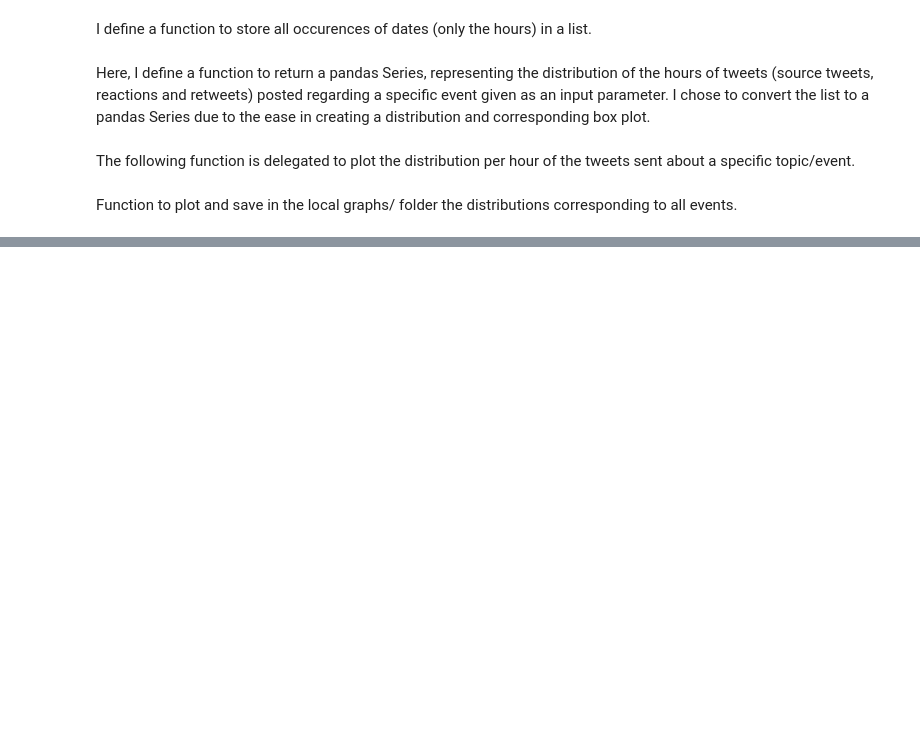
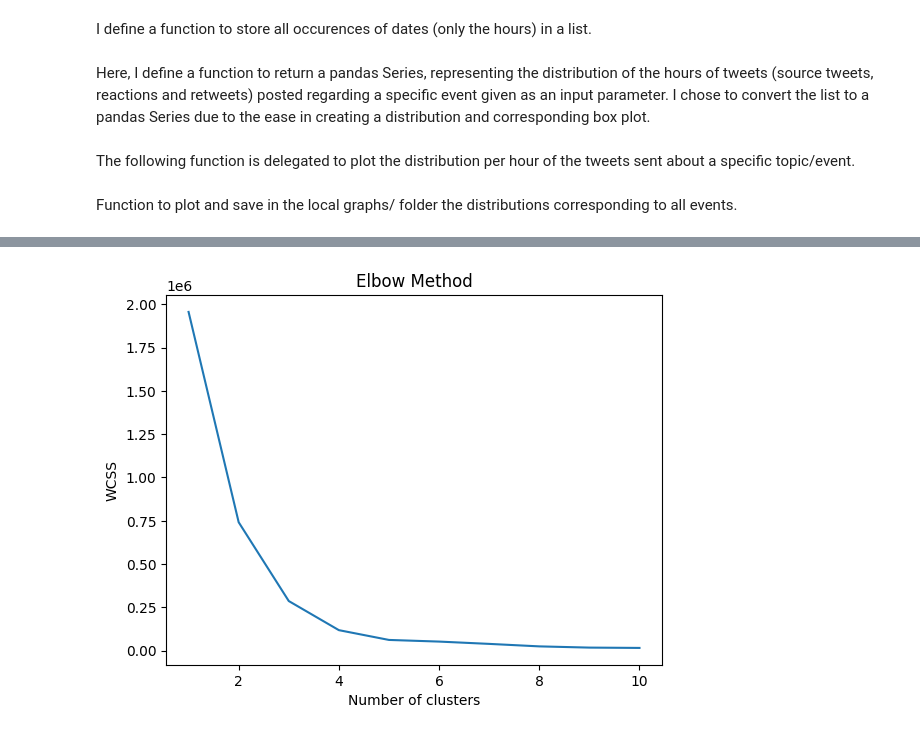
Before and after one commit to andreistoica12/research-internship, a Jupyter notebook: pheme.ipynb, the cells around one changed output, grey strips where cells are left out. Saved outputs shown, nothing was run; the diff lists cells and outputs as text; code cells hidden in the pictures; blank space fills up the shorter version.

Commit message:
added reaction times clustering and plot to story tweets

```diff
--- a/pheme.ipynb
+++ b/pheme.ipynb
@@ -156,0 +169,2 @@ plot_all_event_distributions(events_path)
+# %%
+story_path = '/home/andreistoica12/research-internship/data/PhemeDataset/threads/en/ebola-essien/521346721226711040'
@@ -156,0 +199,2 @@ plot_all_event_distributions(events_path)
+# %%
+deltas = deltas_in_minutes(story_path)
@@ -156,0 +221,20 @@ plot_all_event_distributions(events_path)
+# %%
+def elbow_method(deltas):
+    wcss = []
+    deltas = np.array(deltas)
+    deltas = deltas.reshape(-1, 1)
+    for k in range(1, 11):  # loop over maximum 10 clusters, as this is a range where you usually find the optimum number of clusters
+        kmeans = KMeans(n_clusters=k, n_init="auto", random_state=0)
+        kmeans.fit(deltas)
+        wcss.append(kmeans.inertia_)
+
+    # Plot the within-cluster sum of squares against the number of clusters
+    plt.plot(range(1, 11), wcss)
+    plt.title('Elbow Method')
+    plt.xlabel('Number of clusters')
+    plt.ylabel('WCSS')
+    plt.show()
+# %%
+elbow_method(deltas)
+# %% [output]
+[figure, added]
```
Also changed, not shown: parts of 14 cells of this notebook.
